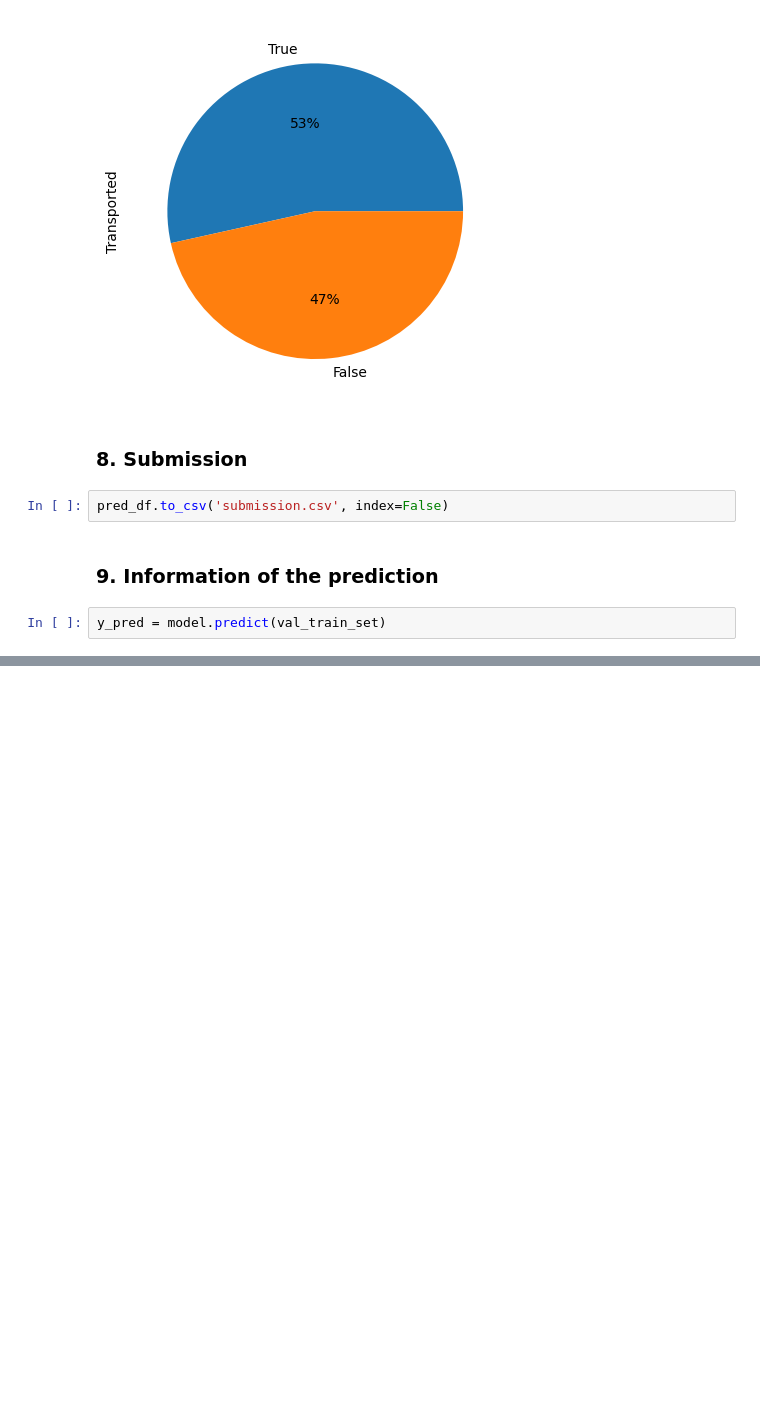
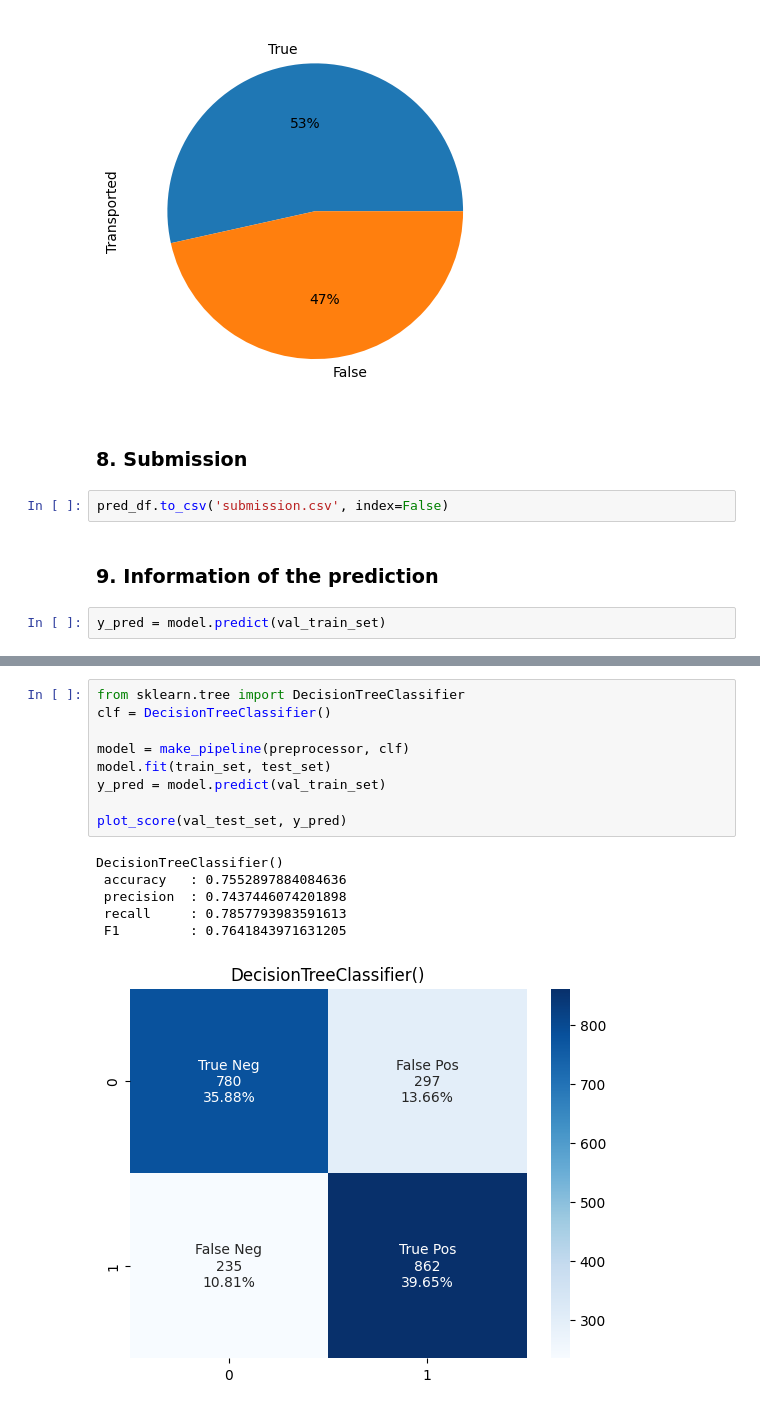
Before and after one commit to Steven-Maurice/projet_8_kaggle, a Jupyter notebook: spaceship-titanic.ipynb, the cells around one changed output, grey strips where cells are left out. Cells and saved outputs as stored; diff of their text form; blank space fills up the shorter version.

```diff
--- a/spaceship-titanic.ipynb
+++ b/spaceship-titanic.ipynb
@@ -402,0 +426,16 @@ print(f' F1 : {f1_score(val_test_set, y_pred)}')
+# %%
+from sklearn.tree import DecisionTreeClassifier
+clf = DecisionTreeClassifier()
+
+model = make_pipeline(preprocessor, clf)
+model.fit(train_set, test_set)
+y_pred = model.predict(val_train_set)
+
+plot_score(val_test_set, y_pred)
+# %% [output]
+DecisionTreeClassifier()
+ accuracy   : 0.7552897884084636
+ precision  : 0.7437446074201898
+ recall     : 0.7857793983591613
+ F1         : 0.7641843971631205
+[figure, added]
```
Also changed, not shown: parts of 9 cells of this notebook.
